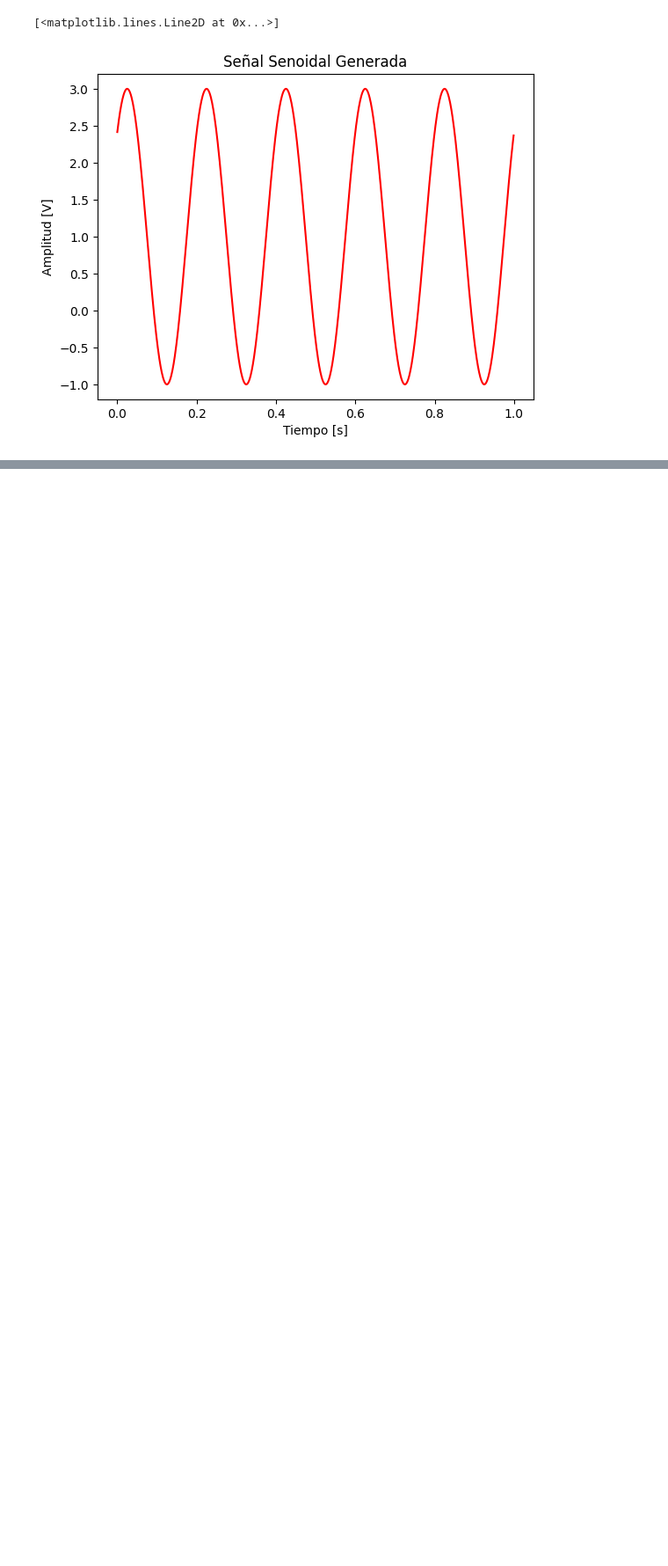
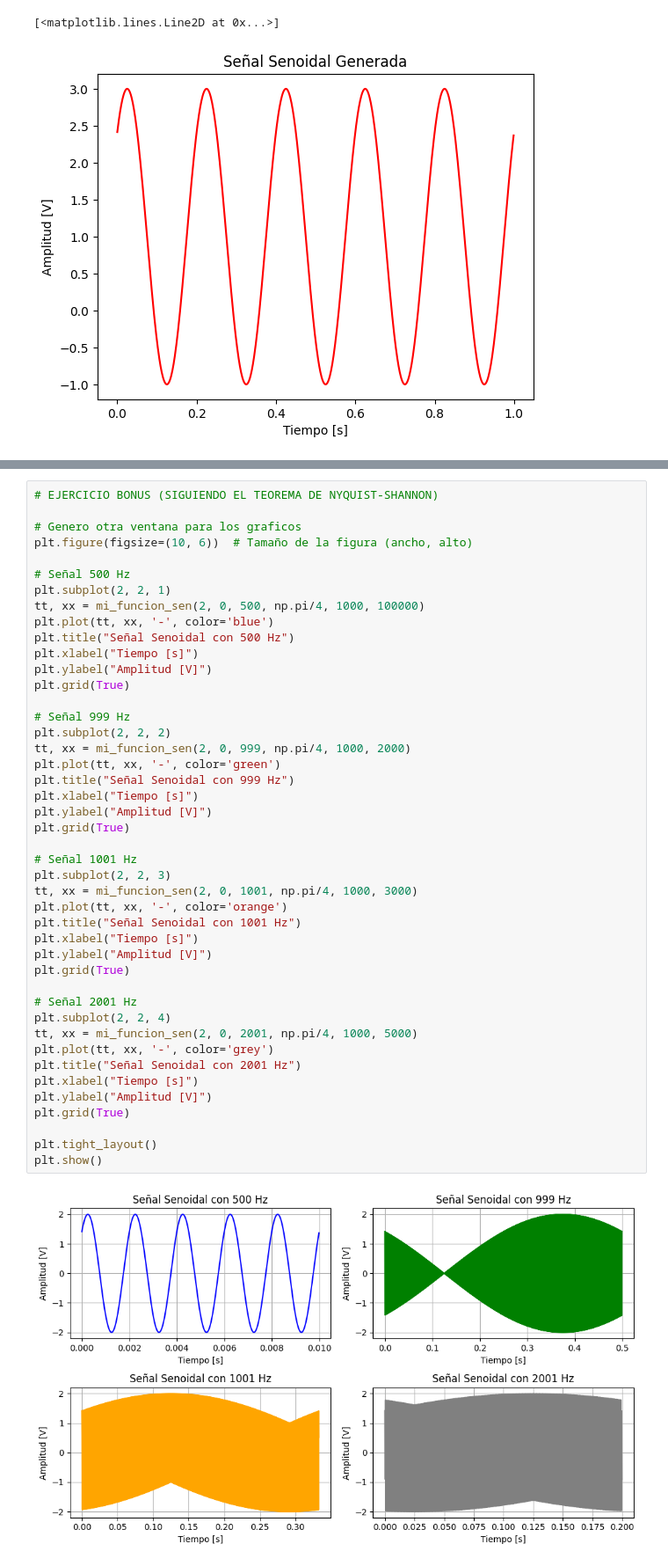
Before and after one commit to Catalina-git/APS, a Jupyter notebook: TP0 - Primeros pasos en la simulacion/TS0 - Primeros pasos en la simulación.ipynb, the cells around one changed output, grey strips where cells are left out. Shown at 88% size. Saved outputs shown, nothing was run; the diff lists cells and outputs as text; blank space fills up the shorter version.

Commit message:
Ejercicio Bonus - TS0

```diff
--- a/TP0 - Primeros pasos en la simulacion/TS0 - Primeros pasos en la simulación.ipynb
+++ b/TP0 - Primeros pasos en la simulacion/TS0 - Primeros pasos en la simulación.ipynb
@@ -98,0 +115,46 @@ plt.plot(tt, xx, linestyle = '-', color = 'r' ) # Genero el grafico de la señal
+# %%
+# EJERCICIO BONUS (SIGUIENDO EL TEOREMA DE NYQUIST-SHANNON)
+
+# Genero otra ventana para los graficos
+plt.figure(figsize=(10, 6))  # Tamaño de la figura (ancho, alto)
+
+# Señal 500 Hz
+plt.subplot(2, 2, 1)
+tt, xx = mi_funcion_sen(2, 0, 500, np.pi/4, 1000, 100000)
+plt.plot(tt, xx, '-', color='blue')
+plt.title("Señal Senoidal con 500 Hz")
+plt.xlabel("Tiempo [s]")
+plt.ylabel("Amplitud [V]")
+plt.grid(True)
+
+# Señal 999 Hz
+plt.subplot(2, 2, 2)
+tt, xx = mi_funcion_sen(2, 0, 999, np.pi/4, 1000, 2000)
+plt.plot(tt, xx, '-', color='green')
+plt.title("Señal Senoidal con 999 Hz")
+plt.xlabel("Tiempo [s]")
+plt.ylabel("Amplitud [V]")
+plt.grid(True)
+
+# Señal 1001 Hz
+plt.subplot(2, 2, 3)
+tt, xx = mi_funcion_sen(2, 0, 1001, np.pi/4, 1000, 3000)
+plt.plot(tt, xx, '-', color='orange')
+plt.title("Señal Senoidal con 1001 Hz")
+plt.xlabel("Tiempo [s]")
+plt.ylabel("Amplitud [V]")
+plt.grid(True)
+
+# Señal 2001 Hz
+plt.subplot(2, 2, 4)
+tt, xx = mi_funcion_sen(2, 0, 2001, np.pi/4, 1000, 5000)
+plt.plot(tt, xx, '-', color='grey')
+plt.title("Señal Senoidal con 2001 Hz")
+plt.xlabel("Tiempo [s]")
+plt.ylabel("Amplitud [V]")
+plt.grid(True)
+
+plt.tight_layout()
+plt.show()
+# %% [output]
+[figure, added]
```
Also changed, not shown: parts of 6 cells of this notebook, 1 other file.
